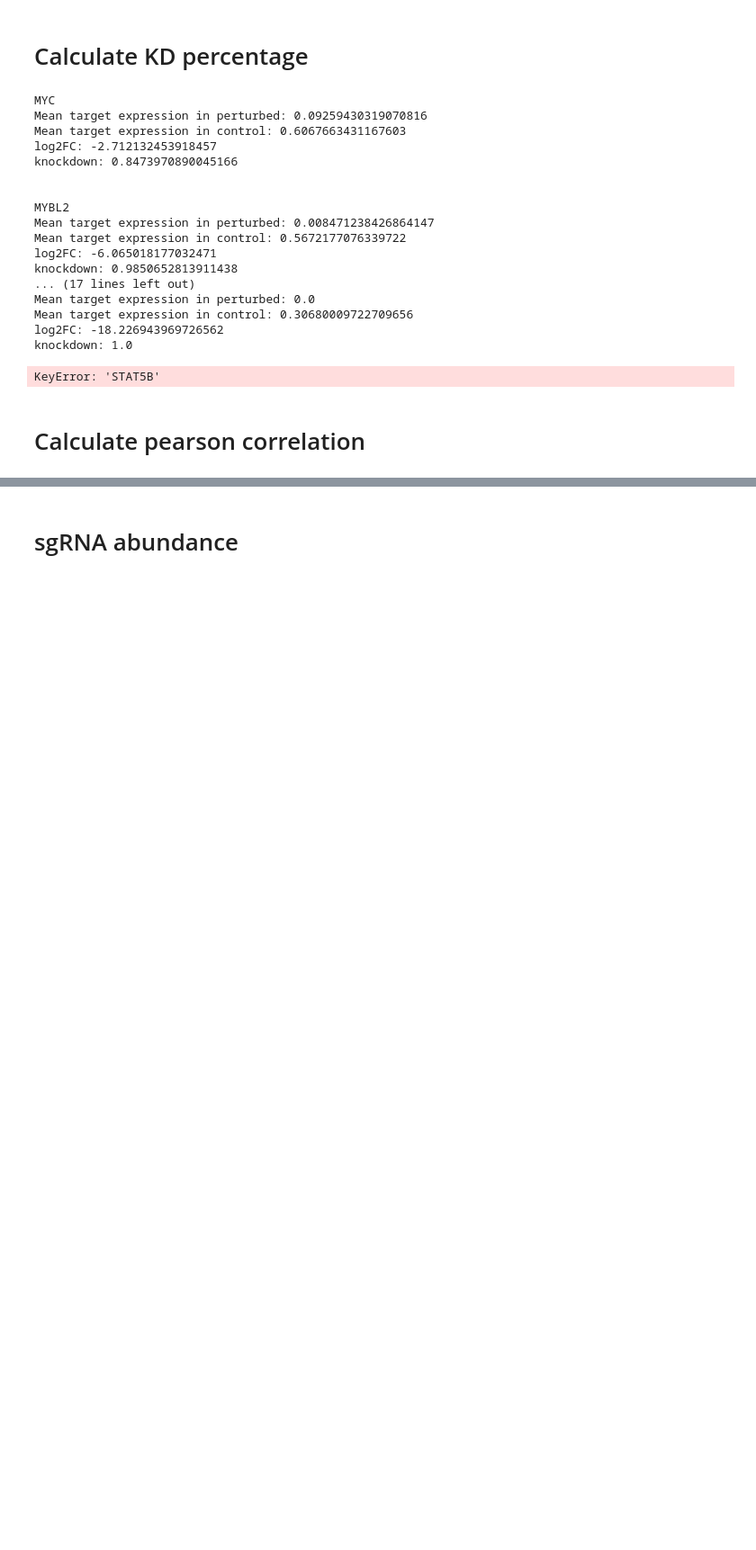
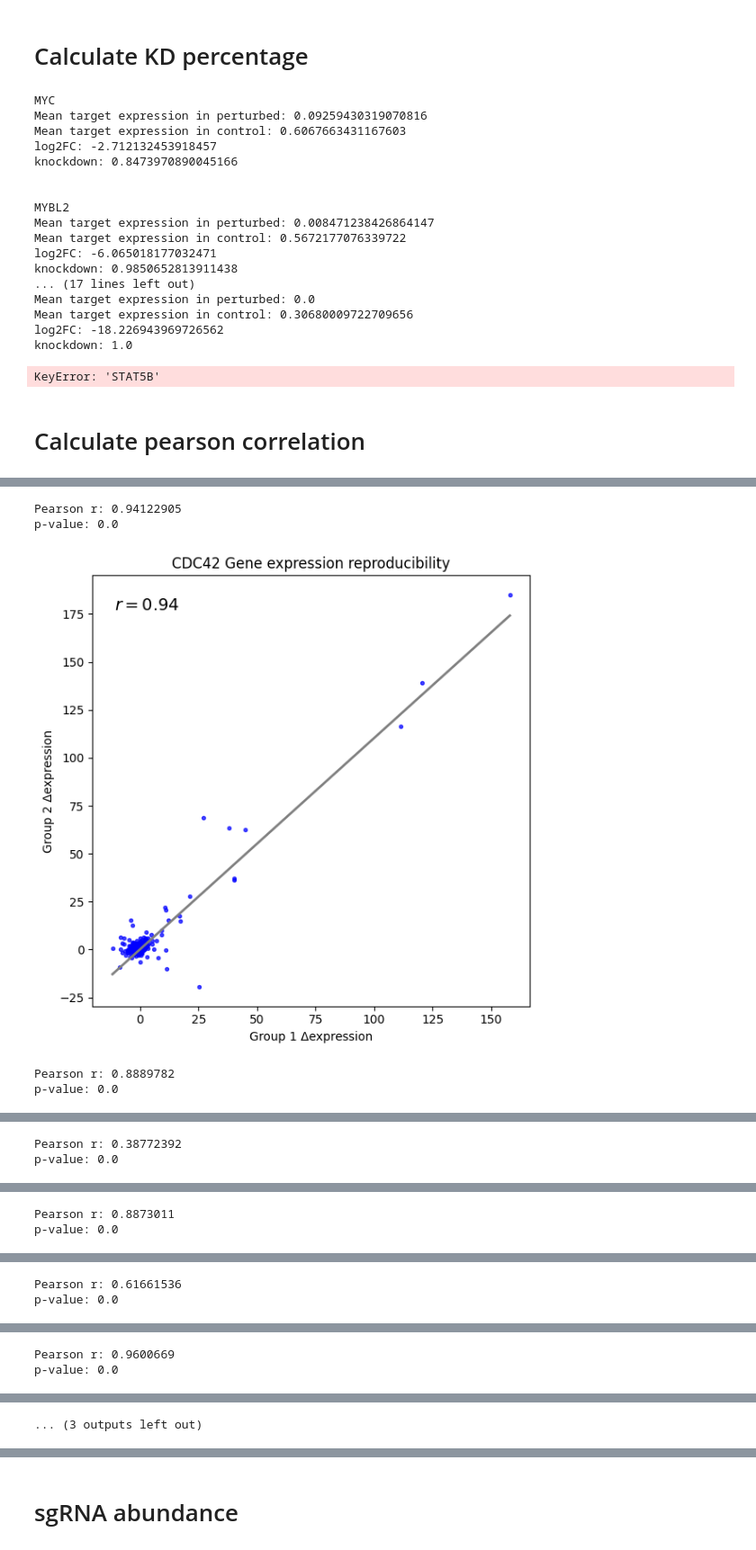
Before and after one commit to averywpx/perturbation-scripts, a Jupyter notebook: PerturbationDataAnalysis.ipynb, the cells around one changed output, grey strips where cells are left out. Shown at 90% size. Saved outputs shown, nothing was run; the diff lists cells and outputs as text; code cells hidden in the pictures; blank space fills up the shorter version.

```diff
--- a/PerturbationDataAnalysis.ipynb
+++ b/PerturbationDataAnalysis.ipynb
@@ -156,0 +331,15 @@ p-value: 0.0
+# %%
+ko_results = []
+for gene in genes_list:
+    vec_g1, vec_g2, rp_dict, direction_result = calc_pearson_correlation(gene, raw_sub_ds_ntc_adata)
+    ko_results.append(rp_dict)
+    draw_scatter_r(vec_g1, vec_g2, gene)
+
+ko_res_df = pd.DataFrame(ko_results)
+ko_res_df
+# %% [output]
+Pearson r: 0.94122905
+p-value: 0.0
+[figure, added]
+Pearson r: 0.8889782
+p-value: 0.0
@@ -156,0 +347,2 @@ p-value: 0.0
+Pearson r: 0.38772392
+p-value: 0.0
@@ -156,0 +350,2 @@ p-value: 0.0
+Pearson r: 0.8873011
+p-value: 0.0
@@ -156,0 +353,2 @@ p-value: 0.0
+Pearson r: 0.61661536
+p-value: 0.0
@@ -156,0 +356,2 @@ p-value: 0.0
+Pearson r: 0.9600669
+p-value: 0.0
@@ -156,0 +359 @@ p-value: 0.0
+... (3 outputs left out)
```
Also changed, not shown: parts of 17 cells of this notebook, 1 other file.
